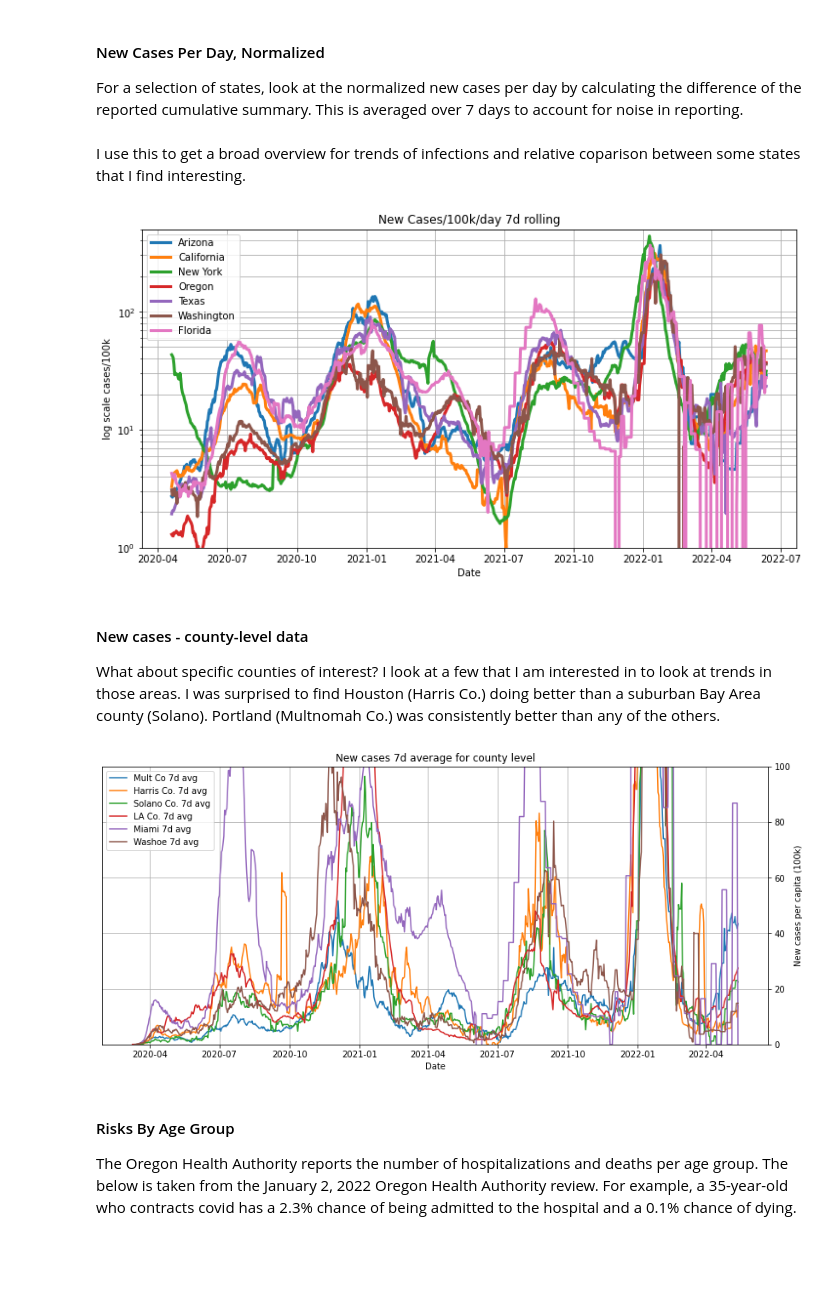
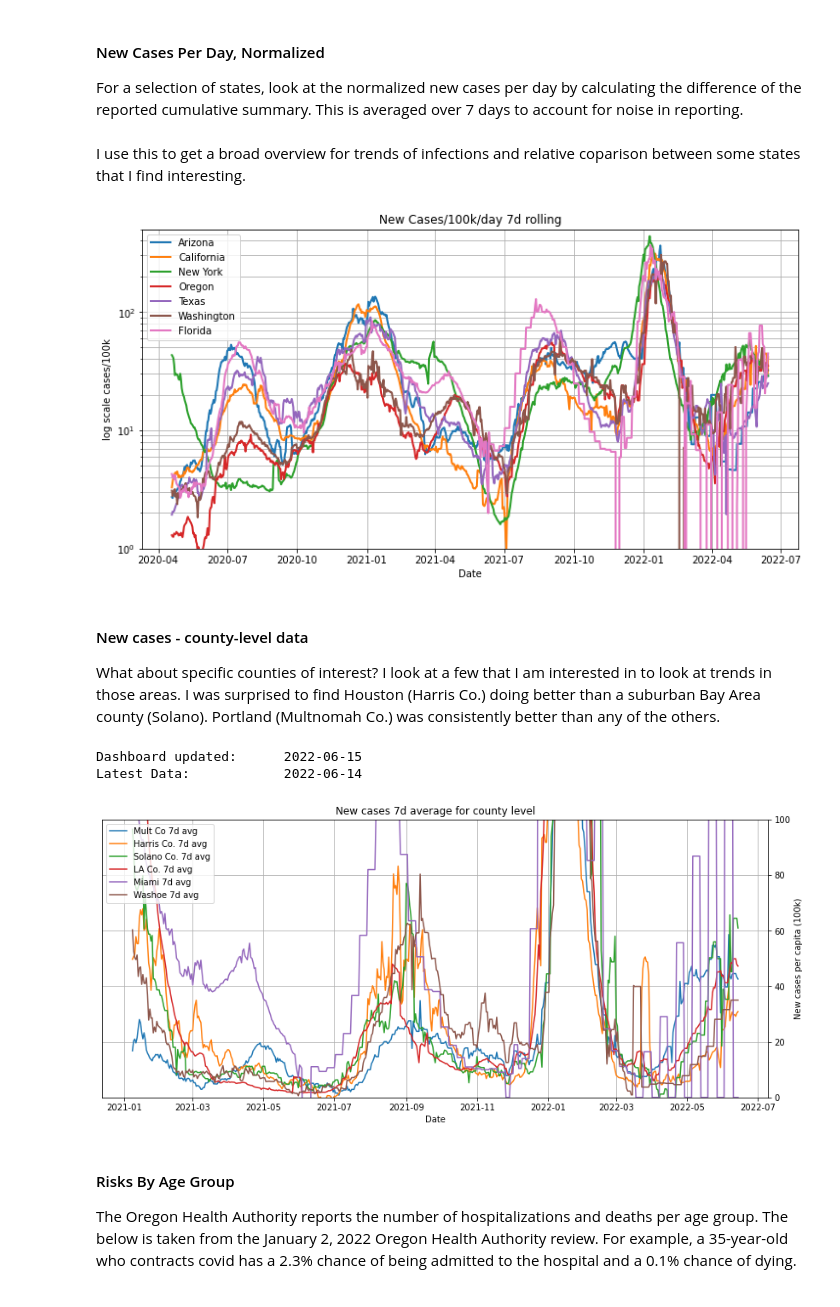
Before and after one commit to nb137/Covid-Data-Analysis, a Jupyter notebook: Covid_Data_Plots.ipynb, the cells around one changed output. Saved outputs shown, nothing was run; the diff lists cells and outputs as text; code cells hidden in the pictures; blank space fills up the shorter version.

Commit message:
Change county data pointer
NYT changed files with county data, now combine 2022 and 2021 csv into county tracker

```diff
--- a/Covid_Data_Plots.ipynb
+++ b/Covid_Data_Plots.ipynb
@@ -39,7 +39,7 @@ state_info = state_info.iloc[[0,1,9,12,14,15,17]]
 plt.figure(figsize=(12,6))
 for i,r in state_info.iterrows():
     new_cases_per_pop = combine['Confirmed',r['State']].diff().rolling(7).mean()/(r['Pop']/1e5)
-    plt.plot(combine.index, new_cases_per_pop,linewidth=3, label=r['State'])
+    plt.plot(combine.index, new_cases_per_pop,linewidth=2, label=r['State'])
 plt.title('New Cases/100k/day 7d rolling')
 plt.yscale('log')
 plt.ylabel('log scale cases/100k')
@@ -48,14 +48,17 @@ plt.ylim(1e0,50e1)
 plt.legend(loc=2)
 plt.grid(which='both')
 # %% [output]
-[figure, old version]
+[figure, new version]
 # %% [markdown]
 #### New cases - county-level data
 What about specific counties of interest? I look at a few that I am interested in to look at trends in those areas. I was surprised to find Houston (Harris Co.) doing better than a suburban Bay Area county (Solano). Portland (Multnomah Co.) was consistently better than any of the others.
 # %%
-county_data = "https://raw.githubusercontent.com/nytimes/covid-19-data/master/us-counties.csv"
+#county_data = "https://raw.githubusercontent.com/nytimes/covid-19-data/master/us-counties.csv"
+county_data = "https://raw.githubusercontent.com/nytimes/covid-19-data/master/us-counties-2022.csv"
+county_data2 = "https://raw.githubusercontent.com/nytimes/covid-19-data/master/us-counties-2021.csv"
 df = pd.read_csv(county_data, parse_dates=[0])
-df = df[df['date']>'3/1/2020']
+df = pd.concat([df, pd.read_csv(county_data2, parse_dates=[0])], ignore_index=True)
+df.sort_values(by="date", inplace=True)
 
 mult_pop = 812855   # 2019 pop
 har_pop = 4.713e6
@@ -81,34 +84,40 @@ la.index = la.date
 la['new_cases'] = la['cases'].diff()
 la['smooth'] = la['new_cases'].rolling(7).mean()
 mi = df[df['county']=="Miami-Dade"]
 mi.index = mi.date
 mi['new_cases'] = mi['cases'].diff()
 mi['smooth'] = mi['new_cases'].rolling(7).mean()
 wa = df[df['county']=="Washoe"]
 wa.index = wa.date
 wa['new_cases'] = wa['cases'].diff()
 wa['smooth'] = wa['new_cases'].rolling(7).mean()
 
 # Cases per capita on one plot
 plt.figure(figsize=(14,6))
 plt.plot(mult.index, mult.smooth*1e5/mult_pop, label='Mult Co 7d avg')
 plt.plot(har.index, har.smooth*1e5/har_pop, label='Harris Co. 7d avg')
 plt.plot(sol.index, sol.smooth*1e5/sol_pop, label='Solano Co. 7d avg')
 plt.plot(la.index, la.smooth*1e5/la_pop, label='LA Co. 7d avg')
 plt.plot(mi.index, mi.smooth*1e5/mi_pop, label='Miami 7d avg')
 plt.plot(wa.index, wa.smooth*1e5/wa_pop, label='Washoe 7d avg')
 
 plt.xlabel('Date')
 plt.ylabel('New cases per capita (100k)')
 plt.title('New cases 7d average for county level')
 plt.grid(which='both')
 plt.legend(loc='upper left')
 plt.ylim(0,100)
 ax = plt.gca()
 ax.yaxis.tick_right()
 ax.yaxis.set_label_position("right")
+
+print()
+latest_data = har.index.max().strftime('%Y-%m-%d')
+print("Dashboard updated:\t{} \nLatest Data:\t\t{}".format(today,latest_data))
 # %% [output]
+Dashboard updated:      2022-06-15
+Latest Data:            2022-06-14
-[figure, old version]
+[figure, new version]
 # %% [markdown]
 #### Risks By Age Group
 The Oregon Health Authority reports the number of hospitalizations and deaths per age group. The below is taken from the January 2, 2022 Oregon Health Authority review. For example, a 35-year-old who contracts covid has a 2.3% chance of being admitted to the hospital and a 0.1% chance of dying.<br><br>
```
Also changed, not shown: parts of 4 cells of this notebook.
